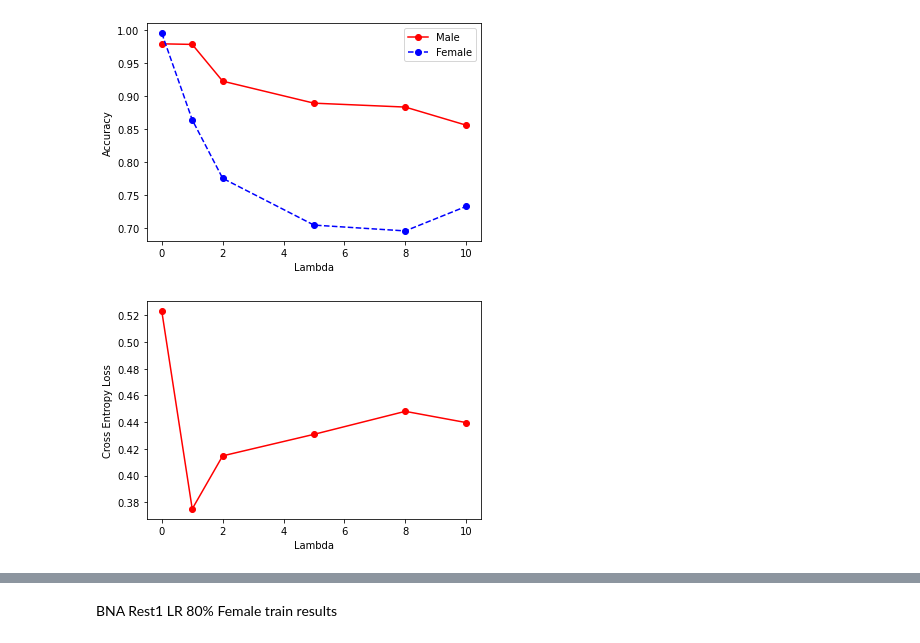
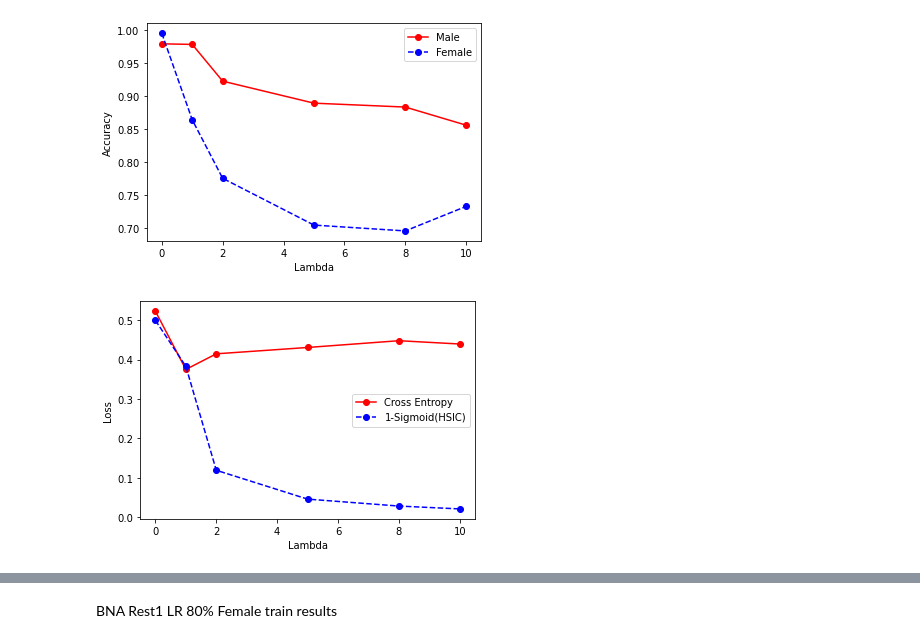
Before and after one commit to shuo-zhou/GSDA-Lateralization, a Jupyter notebook: Plot.ipynb, the cells around one changed output, grey strips where cells are left out. Drawn from its saved outputs; the diff is of its cells as text; code cells hidden in the pictures.

```diff
--- a/Plot.ipynb
+++ b/Plot.ipynb
@@ -94,6 +94,10 @@ plt.show()
 [figure]
 # %% [markdown]
 BNA Rest1 LR 80% Male train results
+# %%
+def sigmoid(x):
+    z = 1/(1 + np.exp(-x))
+    return z
 # %%
 lambdas = [0, 1.0, 2.0, 5.0, 8.0, 10.0]
 acc_male = [0.9787, 0.9778, 0.9222, 0.8889, 0.8830, 0.8556]
@@ -103,4 +107,6 @@ corrs = [1.0, 0.6640800030279606, 0.3586026044312101, 0.3552559088083282, 0.3450
 hsics = [0.0005, 0.4775, 2.0041, 3.0448, 3.5540, 3.8639]
+# %%
+dep_loss = [1.0 - sigmoid(x_) for x_ in hsics]
 # %%
 plt.plot(lambdas, acc_male, 'ro-', label='Male')
 plt.plot(lambdas, acc_female, 'bo--', label='Female')
@@ -113,12 +119,13 @@ plt.show()
 # %% [output]
 [figure]
 # %%
-plt.plot(lambdas, pred_loss, 'ro-')
+plt.plot(lambdas, pred_loss, 'ro-', label='Cross Entropy')
+plt.plot(lambdas, dep_loss, 'bo--', label='1-Sigmoid(HSIC)')
 plt.xlabel('Lambda')
-plt.ylabel('Cross Entropy Loss')
-# plt.legend(loc=1)
-plt.savefig('sslr_pred_loss.pdf', format='pdf', bbox_inches='tight')
-plt.savefig('sslr_pred_loss.png', format='png', bbox_inches='tight')
+plt.ylabel('Loss')
+plt.legend(loc=5)
+plt.savefig('sslr_loss.pdf', format='pdf', bbox_inches='tight')
+plt.savefig('sslr_loss.png', format='png', bbox_inches='tight')
 plt.show()
 # %% [output]
-[figure, old version]
+[figure, new version]
```
Also changed, not shown: parts of 7 cells of this notebook.
